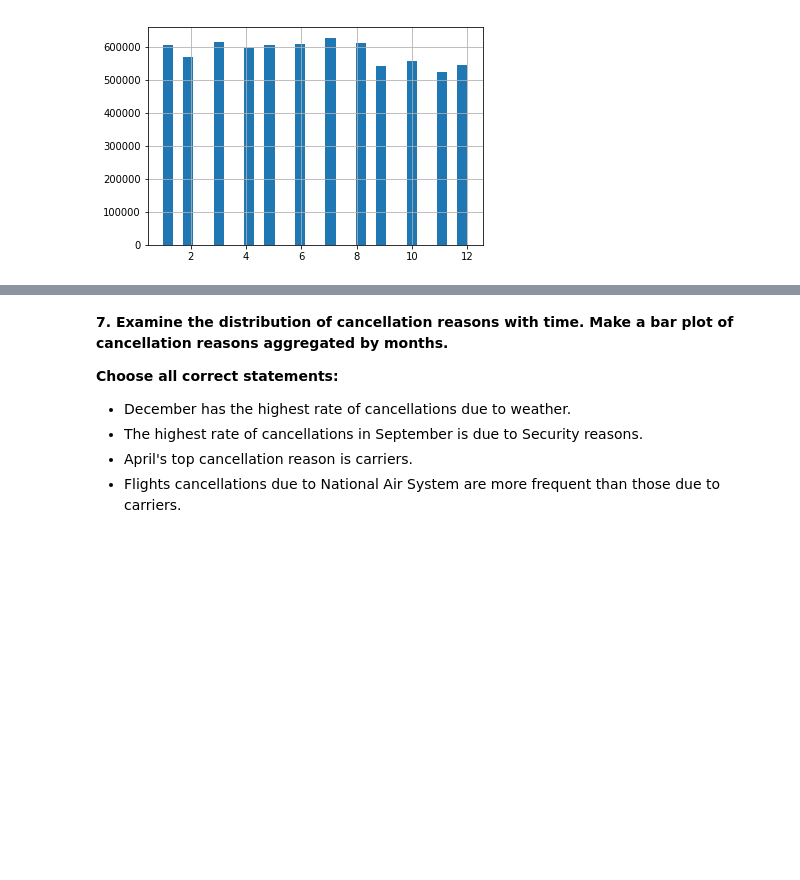
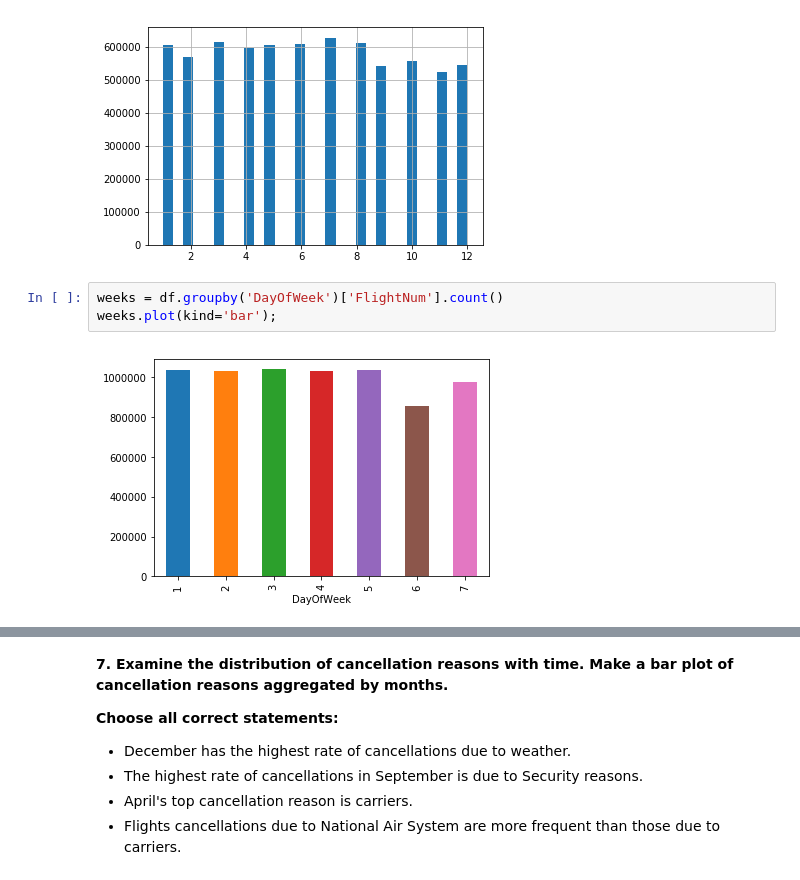
Before and after one commit to xiang578/machine-learning, a Jupyter notebook: mlcourse.ai/assignment/assignment2_USA_flights.ipynb, the cells around one changed output, grey strips where cells are left out. Cells and saved outputs as stored; diff of their text form; blank space fills up the shorter version.

```diff
--- a/mlcourse.ai/assignment/assignment2_USA_flights.ipynb
+++ b/mlcourse.ai/assignment/assignment2_USA_flights.ipynb
@@ -382,3 +380,8 @@ df['Month'].hist(bins=30)
 # %% [output]
 <matplotlib.axes._subplots.AxesSubplot at 0x...>
 [figure]
+# %%
+weeks = df.groupby('DayOfWeek')['FlightNum'].count()
+weeks.plot(kind='bar');
+# %% [output]
+[figure, added]
```
Also changed, not shown: parts of 14 cells of this notebook.
